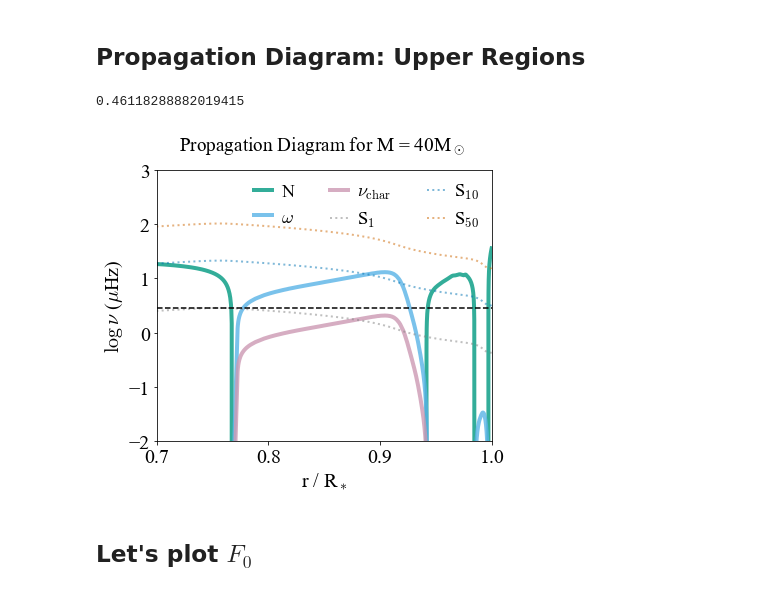
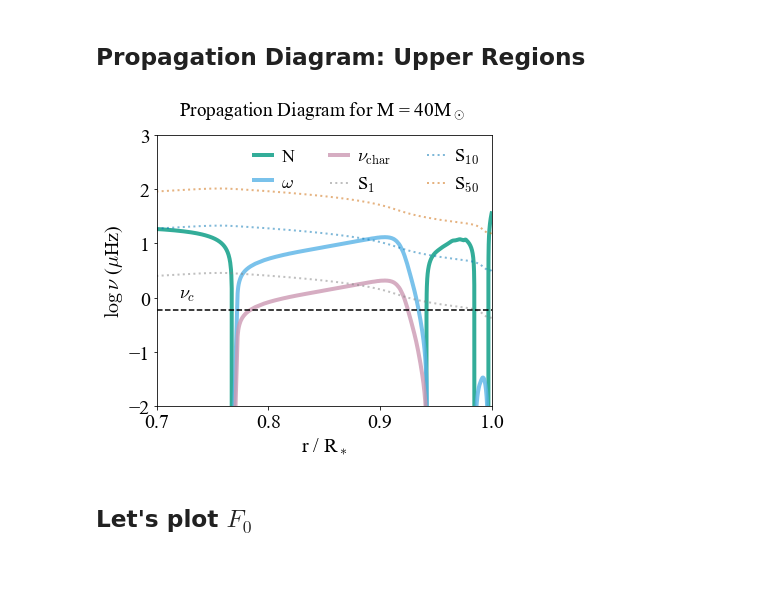
Before and after one commit to matteocantiello/rednoise, a Jupyter notebook: propagation_diagrams.ipynb, the cells around one changed output. Saved outputs shown, nothing was run; the diff lists cells and outputs as text; code cells hidden in the pictures.

```diff
--- a/propagation_diagrams.ipynb
+++ b/propagation_diagrams.ipynb
@@ -217,6 +203,8 @@ print(omega_core/muhz)
 mesa=mr.MesaData(DIR+'10/LOGS/profile10.data')
 dir(mesa)
 mesa.bulk_names
+
+pi2= 2*3.1415
 
 # Units of brunt in MESA?
 #log_brunt_nu(k) = safe_log10_cr((1d6/(2*pi))*sqrt(max(0d0,s% brunt_N2(k))))
@@ -224,8 +212,9 @@ mesa.bulk_names
 # lamb_S ! for l=1: S = sqrt(2)*csound/r
 muhz=1e-6 #conversion factor from muhz to hz
 
-brunt=(1e6/6.283)*10**mesa.log_brunt_N
-lamb1=(1e6/6.283)*mesa.lamb_S
+brunt=(1e6/pi2)*10**mesa.log_brunt_N
+lamb1=(1e6/pi2)*mesa.lamb_S
+
 
 lamb10=lamb_ell(lamb1,10)
 lamb50=lamb_ell(lamb1,50)
@@ -246,6 +235,15 @@ nu_char=1.0/(2*3.1415*turnover)     # Definition in Bowman et al. 2020
 
 omega=vc/(2*alpha_mlt*hp*rsun)      # definition from Fuller et al. 2014 (there is a 2 here)
 
+## Identify values in the core
+i=len(vc)-1
+while (vc[i] > 0.00001):
+    i=i-1
+omega_core=np.mean(omega[i:])
+i_core = i
+print(omega_core/muhz)
+##
+
 plt.plot(mesa.radius/mesa.radius[1],np.log10(omega/muhz),linewidth=4, alpha=0.8,label = r'$\omega$',color=SKY_BLUE)
 plt.plot(mesa.radius/mesa.radius[1],np.log10(nu_char/muhz),linewidth=4, alpha=0.8,label = r'$\nu_{\rm char}$',color=RED_PURPLE)
 
@@ -254,7 +252,7 @@ plt.plot(mesa.radius/mesa.radius[1],np.log10(lamb10),linewidth=2, ls=':',alpha=0
 plt.plot(mesa.radius/mesa.radius[1],np.log10(lamb50),linewidth=2, ls=':',alpha=0.5,label = r'S$_{50}$',color=VERMILLION)
 #plt.plot(mesa.radius/mesa.radius[1],np.log10(lamb30),linewidth=2, alpha=0.8,label = r'  S$_{30}$')
 #plt.plot(mesa.radius/mesa.radius[1],np.log10(lamb300),linewidth=2, alpha=0.8,label = r'S$_{\ell = 300}$')
-plt.axhline(y=np.log10(omega_core/muhz), color=BLACK, linestyle='--')
+plt.axhline(y=np.log10(omega_core/(pi2*muhz)), color=BLACK, linestyle='--')
 
 legend = plt.legend(loc='upper right',fontsize=18,ncol=3)
 
@@ -262,5 +260,5 @@ plt.axis([0.0,1, -2,4])
 plt.xlabel(r'r / R$_*$')
 plt.ylabel(r'$\log\, \nu$ ($\mu$Hz)')
 plt.title(r'Propagation Diagram for M = 10M$_\odot$ ') #X$_c$=0.68
-plt.savefig("Propagation10Msun_zoom.pdf")
+plt.savefig(figures+"Propagation10Msun_zoom.pdf",bbox_inches='tight')
 # %% [output]
@@ -374,60 +440,34 @@ print(np.mean(vc[minT:maxT])/1e5)
 # %% [markdown]
 ## Propagation Diagram:  Upper Regions
 # %%
-mesa=mr.MesaData(DIR+'40/LOGS/profile20.data')
-dir(mesa)
-mesa.bulk_names
-
-# Units of brunt in MESA?
-#log_brunt_nu(k) = safe_log10_cr((1d6/(2*pi))*sqrt(max(0d0,s% brunt_N2(k))))
-#lamb_S2 ! for l=1: S = 2*(csound/r)^2
-# lamb_S ! for l=1: S = sqrt(2)*csound/r
-muhz=1e-6 #conversion factor from muhz to hz
-
-brunt=(1e6/6.283)*10**mesa.log_brunt_N
-lamb1=(1e6/6.283)*mesa.lamb_S
-
-lamb10=lamb_ell(lamb1,10)
-lamb50=lamb_ell(lamb1,50)
-lamb100=lamb_ell(lamb1,100)
-lamb300=lamb_ell(lamb1,300)
 
 plt.plot(mesa.radius/mesa.radius[1],np.log10(brunt),linewidth=4, alpha=0.8,label = r'N',color=BLUE_GREEN)
 
-## Calculate Omega (nu_char)
-# Extract Omega:
-# Calculate turnover timescale
-vc=10**mesa.log_conv_vel
-alpha_mlt = 1.6
-hp=mesa.pressure_scale_height
-turnover=2*alpha_mlt*hp*rsun/vc
-
-nu_char=1.0/(2*3.1415*turnover)     # Definition in Bowman et al. 2020
-
-omega=vc/(2*alpha_mlt*hp*rsun) # definition from Fuller et al. 2014
+nu_c=omega_c/(pi2)
 #print(omega/muhz)
 plt.plot(mesa.radius/mesa.radius[1],np.log10(omega/muhz),linewidth=4, alpha=0.8,label = r'$\omega$',color=SKY_BLUE)
 plt.plot(mesa.radius/mesa.radius[1],np.log10(nu_char/muhz),linewidth=4, alpha=0.8,label = r'$\nu_{\rm char}$',color=RED_PURPLE)
 
 plt.plot(mesa.radius/mesa.radius[1],np.log10(lamb1),linewidth=2, ls=':', alpha=0.5,label = r'S$_1$',color='gray')
 plt.plot(mesa.radius/mesa.radius[1],np.log10(lamb10),linewidth=2, ls=':',alpha=0.5,label = r'S$_{10}$',color=BLUE)
 plt.plot(mesa.radius/mesa.radius[1],np.log10(lamb50),linewidth=2, ls=':',alpha=0.5,label = r'S$_{50}$',color=VERMILLION)
 #plt.plot(mesa.radius/mesa.radius[1],np.log10(lamb30),linewidth=2, alpha=0.8,label = r'  S$_{30}$')
 #plt.plot(mesa.radius/mesa.radius[1],np.log10(lamb300),linewidth=2, alpha=0.8,label = r'S$_{\ell = 300}$')
-print(np.log10(omega_c/muhz))
 
-plt.axhline(y=np.log10(omega_c/muhz), color=BLACK, linestyle='--')
+
+
+plt.axhline(y=np.log10(nu_c/muhz), color=BLACK, linestyle='--')
+plt.annotate(r'$\nu_c$',xy=(0.72,0),fontsize=18)
 
 legend = plt.legend(loc='upper right',fontsize=18,ncol=3)
 
 plt.axis([0.7,1, -2,3])
 plt.xlabel(r'r / R$_*$')
 plt.ylabel(r'$\log\, \nu$ ($\mu$Hz)')
 plt.title(r'Propagation Diagram for M = 40M$_\odot$ ') #X$_c$=0.68
-plt.savefig("Propagation40Msun_zoom.pdf")
+plt.savefig(figures+"Propagation_40Msun_zoom.pdf",bbox_inches='tight')
 # %% [output]
-0.46118288882019415
-[figure, old version]
+[figure, new version]
 # %% [markdown]
 ## Let's plot $F_0$
 # %% [markdown]
```
Also changed, not shown: parts of 16 cells of this notebook.
